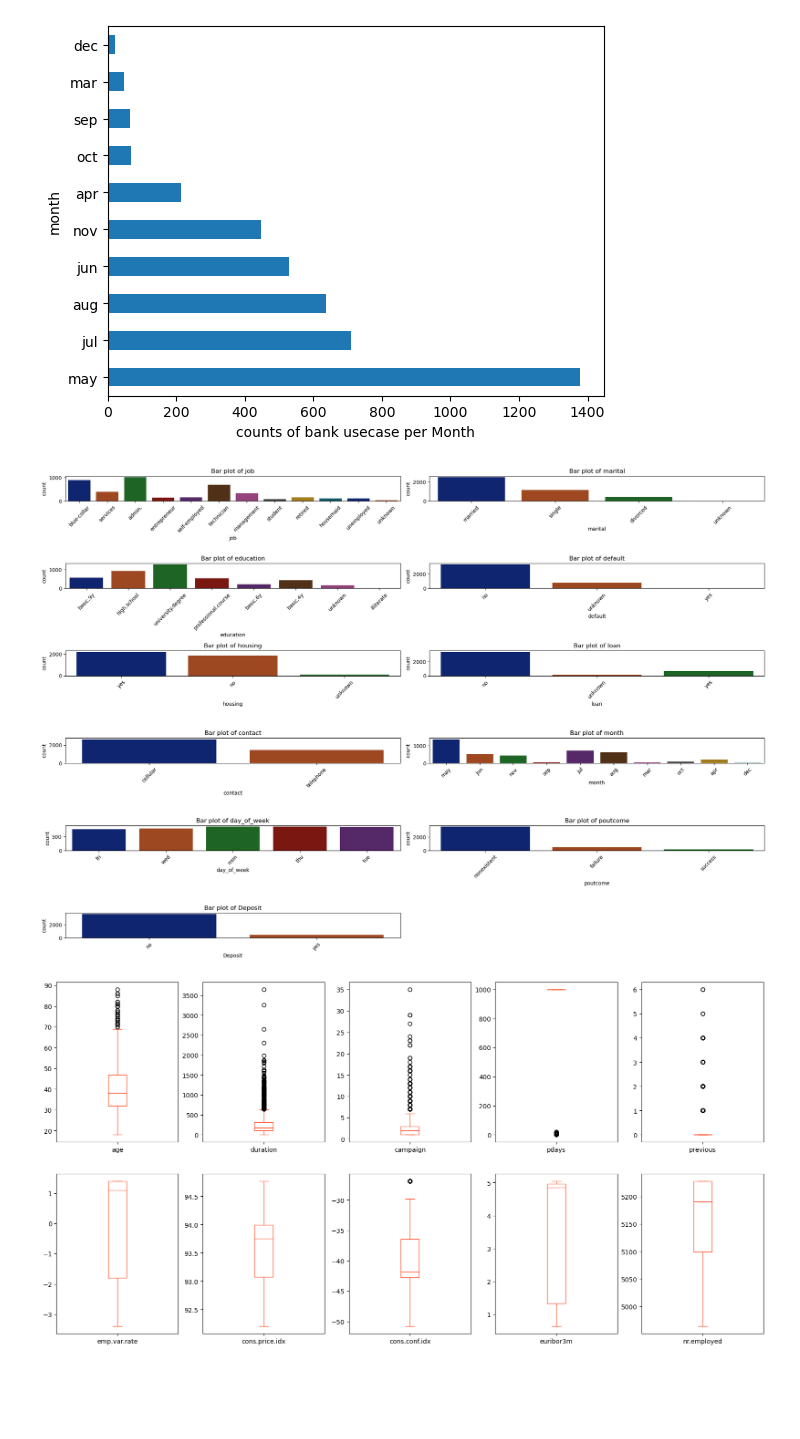
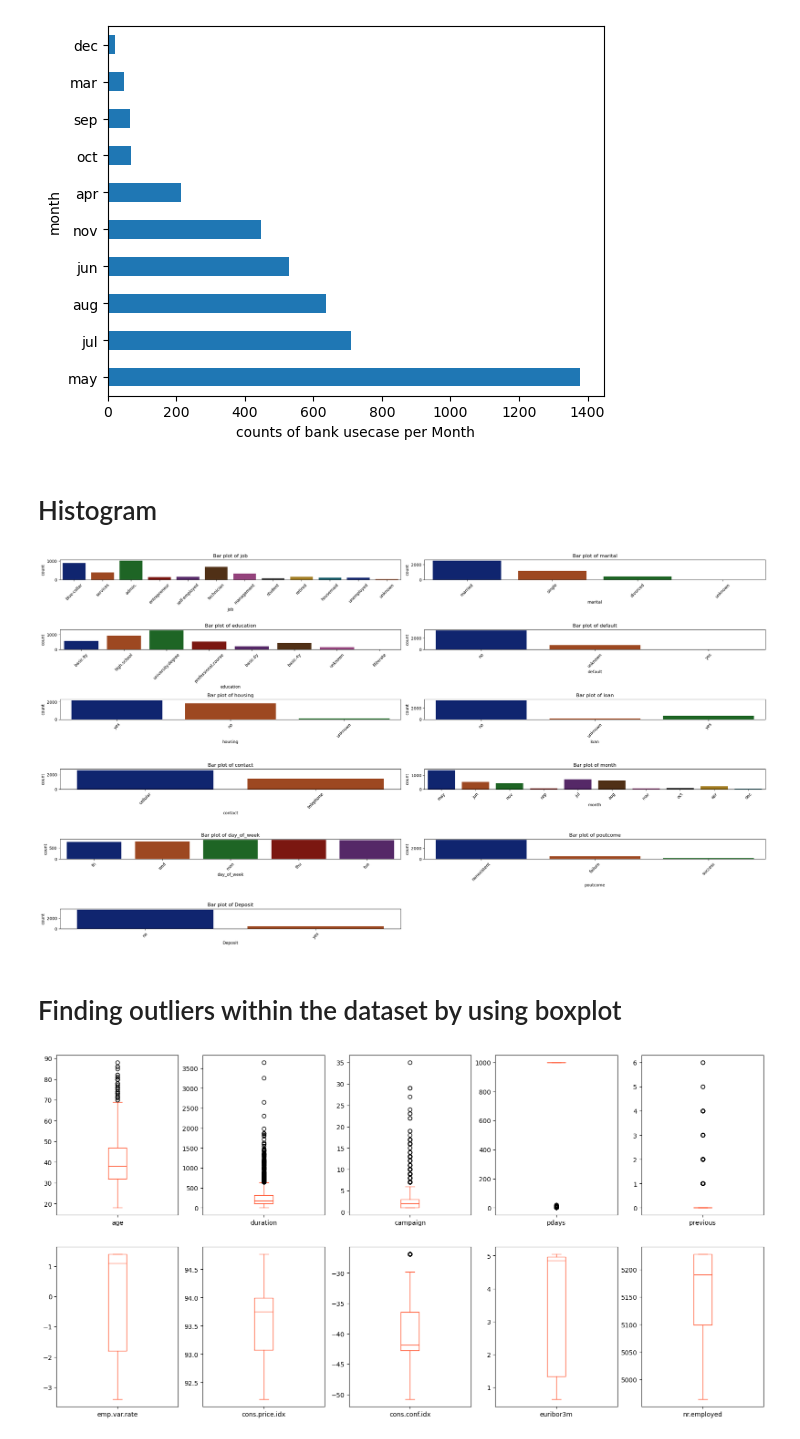
Before and after one commit to addysenpai1/ProdigyInsternshiptasks, a Jupyter notebook: Task3.ipynb, the cells around one changed output. Cells and saved outputs as stored; diff of their text form; code cells hidden in the pictures; blank space fills up the shorter version.

```diff
--- a/Task3.ipynb
+++ b/Task3.ipynb
@@ -126,24 +137,28 @@ ax.set_xlabel("counts of bank usecase per Month")
 plt.show()
 # %% [output]
 [figure]
+# %% [markdown]
+# Histogram
 # %%
 #creating hist plots for every object in the dataset based on its features
 num_col=2
 num_rows= len(categorical) + 1 // 2 # for odd no. of objects or columns
-plt.figure(figsize=(20,25))
+plt.figure(figsize=(25,25))
 
 for i , col in enumerate(categorical , 1) :#we initiate 1 when as start cause plots are assigned on the basis i^th no.
     plt.subplot(num_rows,num_col , i)
     sns.countplot(x= col , data = df, palette = "dark")
     plt.title(f"Bar plot of {col}")
     plt.xlabel(f"{col}")
     plt.ylabel("count")
     plt.xticks(rotation =45) #rotate the xlabel to 45 degree
 
 plt.tight_layout()
 plt.show()
 # %% [output]
-[figure, old version]
+[figure, new version]
+# %% [markdown]
+# Finding outliers within the dataset by using boxplot
 # %%
 df.plot(kind="box",subplots= True ,layout=(2,5), figsize=(20,10),color ="#FF5733")
 plt.show()
```
Also changed, not shown: parts of 22 cells of this notebook, 4 other files.
